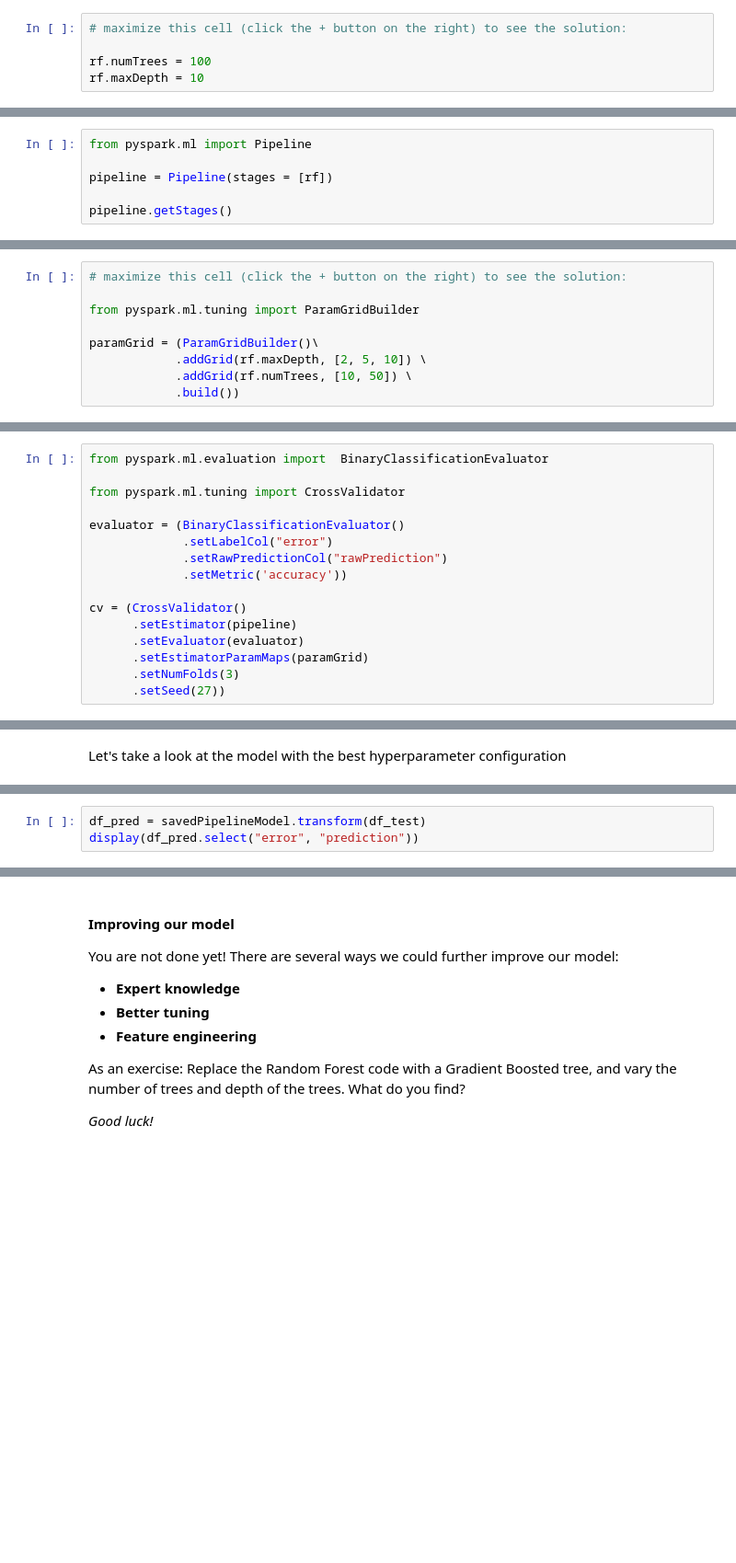
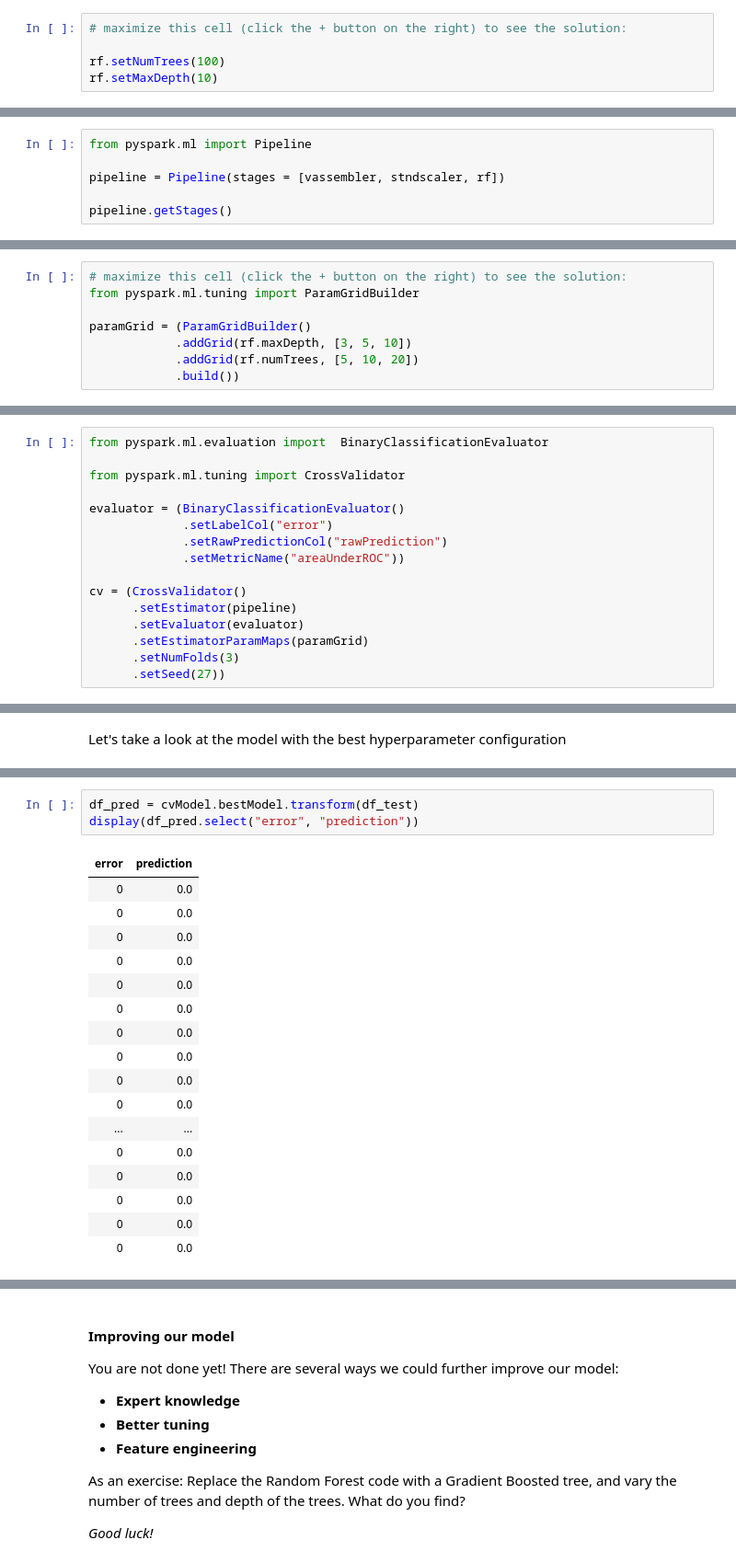
Before and after one commit to Azure/ACE_Azure_ML, a Jupyter notebook: ADB/notebooks/day_2/02_random_forests.ipynb, the cells around one changed output, grey strips where cells are left out. Shown at 92% size. Saved outputs shown, nothing was run; the diff lists cells and outputs as text; blank space fills up the shorter version.

```diff
--- a/ADB/notebooks/day_2/02_random_forests.ipynb
+++ b/ADB/notebooks/day_2/02_random_forests.ipynb
@@ -64,5 +100,5 @@ HINT: Take a look at the docs
 # %%
 # maximize this cell (click the + button on the right) to see the solution:
 
-rf.numTrees = 100
-rf.maxDepth = 10
+rf.setNumTrees(100)
+rf.setMaxDepth(10)
@@ -75,6 +113,6 @@ Now that we have all of the feature transformations and estimators set up, let's
 # %%
 from pyspark.ml import Pipeline
 
-pipeline = Pipeline(stages = [rf])
+pipeline = Pipeline(stages = [vassembler, stndscaler, rf])
 
 pipeline.getStages()
@@ -97,9 +146,8 @@ In this example notebook, we keep these trees shallow and use a relatively small
 # %%
 # maximize this cell (click the + button on the right) to see the solution:
-
 from pyspark.ml.tuning import ParamGridBuilder
 
-paramGrid = (ParamGridBuilder()\
-            .addGrid(rf.maxDepth, [2, 5, 10]) \
-            .addGrid(rf.numTrees, [10, 50]) \
+paramGrid = (ParamGridBuilder()
+            .addGrid(rf.maxDepth, [3, 5, 10])
+            .addGrid(rf.numTrees, [5, 10, 20])
             .build())
@@ -126,7 +172,7 @@ from pyspark.ml.tuning import CrossValidator
 evaluator = (BinaryClassificationEvaluator()
              .setLabelCol("error")
              .setRawPredictionCol("rawPrediction")
-             .setMetric('accuracy'))
+             .setMetricName("areaUnderROC"))
 
 cv = (CrossValidator()
       .setEstimator(pipeline)
@@ -175,3 +202,21 @@ Let's apply the trained model to the test data.
 # %%
-df_pred = savedPipelineModel.transform(df_test)
+df_pred = cvModel.bestModel.transform(df_test)
 display(df_pred.select("error", "prediction"))
+# %% [output]
+| error | prediction |
+| 0 | 0.0 |
+| 0 | 0.0 |
+| 0 | 0.0 |
+| 0 | 0.0 |
+| 0 | 0.0 |
+| 0 | 0.0 |
+| 0 | 0.0 |
+| 0 | 0.0 |
+| 0 | 0.0 |
+| 0 | 0.0 |
+| ... | ... |
+| 0 | 0.0 |
+| 0 | 0.0 |
+| 0 | 0.0 |
+| 0 | 0.0 |
+| 0 | 0.0 |
```
Also changed, not shown: parts of 40 cells of this notebook, 16 other files.
